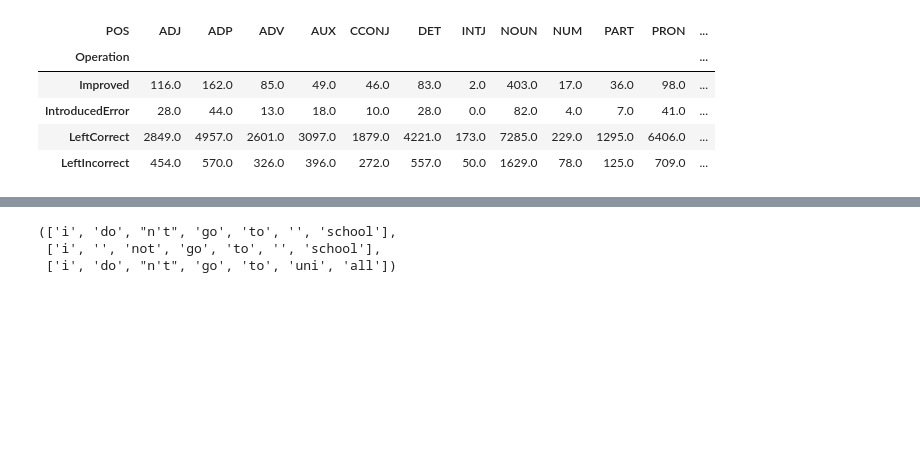
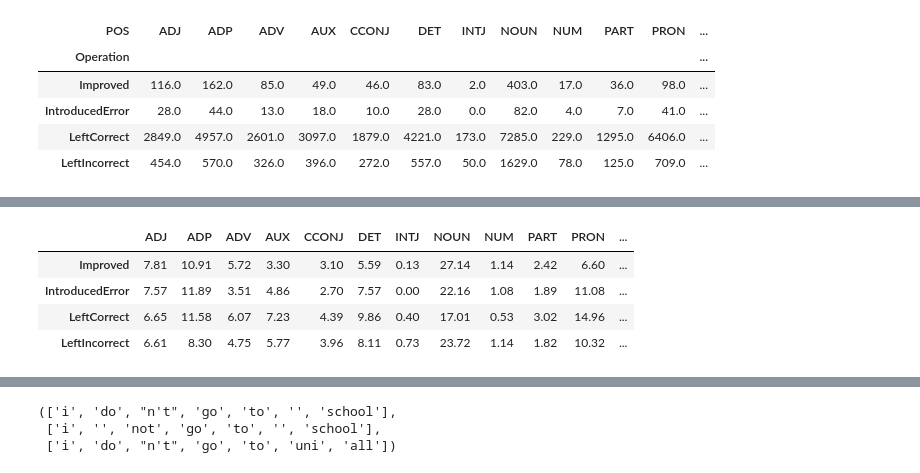
Before and after one commit to marndr/ChatGPT-ASR, a Jupyter notebook: notebooks/alignment.ipynb, the cells around one changed output, grey strips where cells are left out. Cells and saved outputs as stored; diff of their text form; code cells hidden in the pictures; blank space fills up the shorter version.

```diff
--- a/notebooks/alignment.ipynb
+++ b/notebooks/alignment.ipynb
@@ -189,0 +212,10 @@ pivot_df
+# %%
+df_column_wise = (df.div(df.sum(axis=1), axis=0)*100).round(2)
+df_column_wise
+# print(df_column_wise.T.to_latex(float_format="{:.2f}".format))
+# %% [output]
+|  | ADJ | ADP | ADV | AUX | CCONJ | DET | INTJ | NOUN | NUM | PART | PRON | ... |
+| Improved | 7.81 | 10.91 | 5.72 | 3.30 | 3.10 | 5.59 | 0.13 | 27.14 | 1.14 | 2.42 | 6.60 | ... |
+| IntroducedError | 7.57 | 11.89 | 3.51 | 4.86 | 2.70 | 7.57 | 0.00 | 22.16 | 1.08 | 1.89 | 11.08 | ... |
+| LeftCorrect | 6.65 | 11.58 | 6.07 | 7.23 | 4.39 | 9.86 | 0.40 | 17.01 | 0.53 | 3.02 | 14.96 | ... |
+| LeftIncorrect | 6.61 | 8.30 | 4.75 | 5.77 | 3.96 | 8.11 | 0.73 | 23.72 | 1.14 | 1.82 | 10.32 | ... |
```
Also changed, not shown: parts of 11 cells of this notebook.
